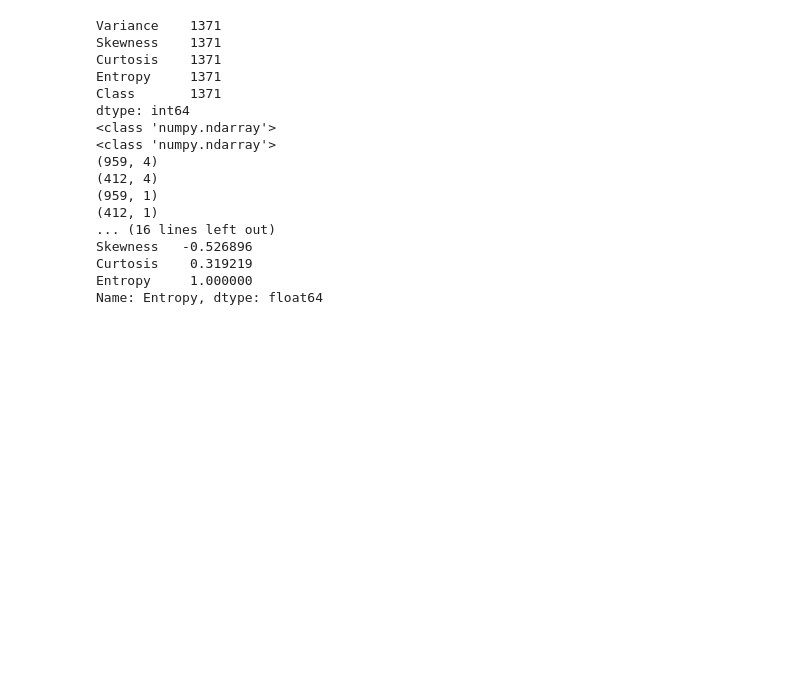
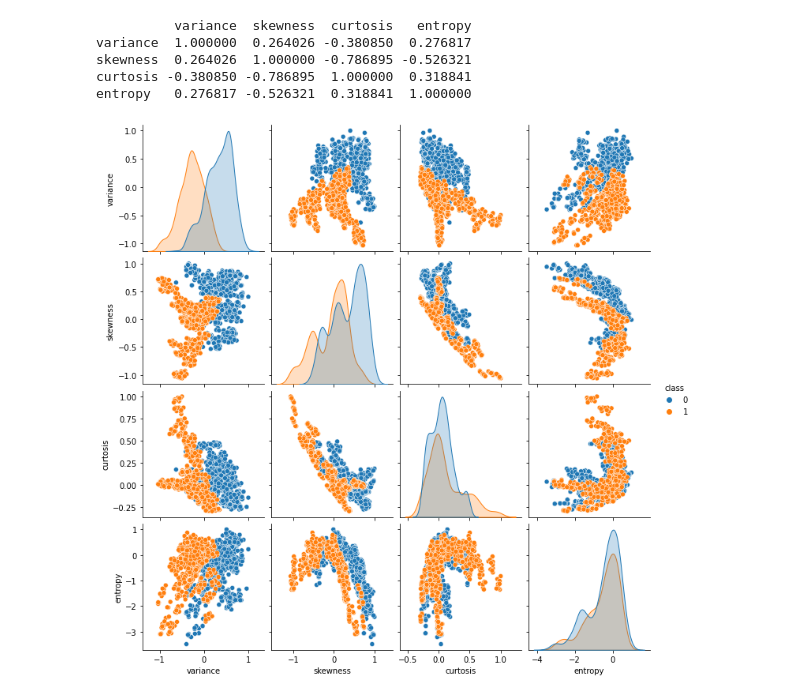
Before and after one commit to Humano0/BankNote-Authentication-UIC, a Jupyter notebook: Neural_network.ipynb, the cells around one changed output. Cells and saved outputs as stored; diff of their text form; code cells hidden in the pictures; blank space fills up the shorter version.

```diff
--- a/Neural_network.ipynb
+++ b/Neural_network.ipynb
@@ -65,37 +39,22 @@ df.describe().transpose()
-# %%
-X = df[predictors].values
-Y = df[target_column].values
-
-X_train, X_test, Y_train, Y_test = train_test_split(X, Y, test_size = 0.3, train_size = 0.7, random_state = 40)
-#validation = df.radd
-
-print(df.count())
-print(type(X_train))
-print(type(Y_train))
-print(X_train.shape)
-print(X_test.shape)
-print(Y_train.shape)
-print(Y_test.shape)
-
-print(df[['Variance', 'Skewness', 'Curtosis', 'Entropy']].corr()['Variance'][:])
-print(df[['Variance', 'Skewness', 'Curtosis', 'Entropy']].corr()['Skewness'][:])
-print(df[['Variance', 'Skewness', 'Curtosis', 'Entropy']].corr()['Curtosis'][:])
-print(df[['Variance', 'Skewness', 'Curtosis', 'Entropy']].corr()['Entropy'][:])
-# %% [output]
-Variance    1371
-Skewness    1371
-Curtosis    1371
-Entropy     1371
-Class       1371
-dtype: int64
-<class 'numpy.ndarray'>
-<class 'numpy.ndarray'>
-(959, 4)
-(412, 4)
-(959, 1)
-(412, 1)
-... (16 lines left out)
-Skewness   -0.526896
-Curtosis    0.319219
-Entropy     1.000000
-Name: Entropy, dtype: float64
+# %%
+X = df[predictors].values
+Y = df[target_column].values
+
+#Training set = %70 of the dataset
+#Test set = %30 of the dataset
+X_train, X_test, Y_train, Y_test = train_test_split(X, Y, test_size = 0.3, train_size = 0.7, random_state = 40)
+
+
+#Check correlation between feature columns
+print(df[['variance', 'skewness', 'curtosis', 'entropy']].corr()[:][:])
+# %% [output]
+          variance  skewness  curtosis   entropy
+variance  1.000000  0.264026 -0.380850  0.276817
+skewness  0.264026  1.000000 -0.786895 -0.526321
+curtosis -0.380850 -0.786895  1.000000  0.318841
+entropy   0.276817 -0.526321  0.318841  1.000000
+# %%
+#Plotting correlation
+plot = sns.pairplot(df,hue ="class")
+# %% [output]
+[figure, added]
```
Also changed, not shown: parts of 12 cells of this notebook.
